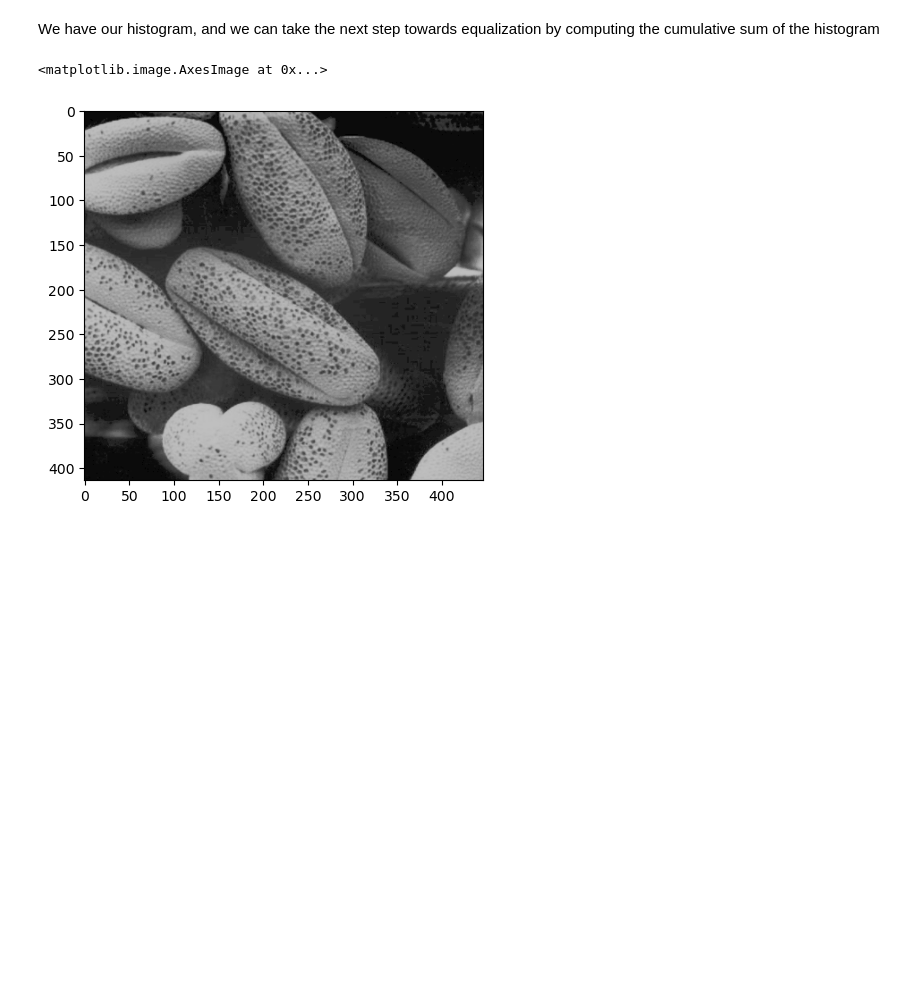
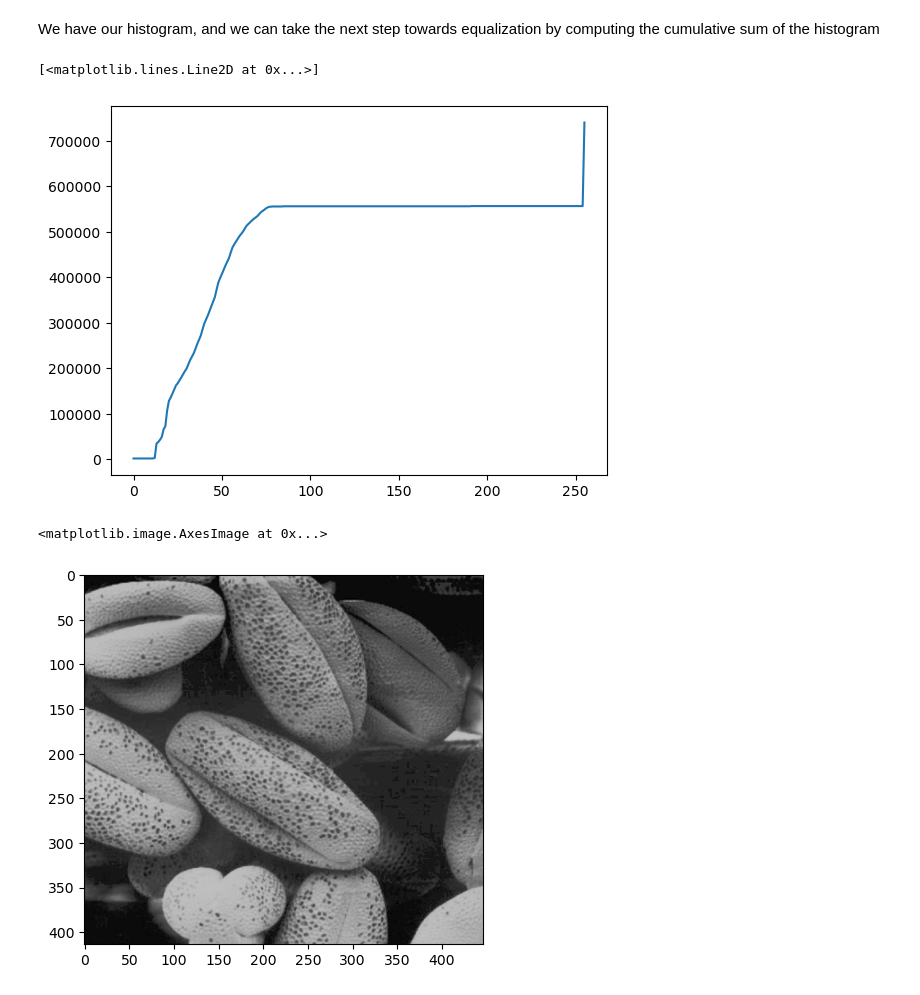
Before and after one commit to masak1112/Computer_vision_lecture_shnu, a Jupyter notebook: week02/Practice_01/Practice_01-answer01.ipynb, the cells around one changed output. Saved outputs shown, nothing was run; the diff lists cells and outputs as text; code cells hidden in the pictures; blank space fills up the shorter version.

```diff
--- a/week02/Practice_01/Practice_01-answer01.ipynb
+++ b/week02/Practice_01/Practice_01-answer01.ipynb
@@ -182,10 +204,13 @@ We have our histogram, and we can take the next step towards equalization by com
 #YOUR CODE ##
 # calculate and plot the cumulative sum of the histogram #
 #Hint:using numpy library
-hist, _ =
-cdf = #YOUR CODE
+hist, _ = np.histogram(flat, 256, [0, 255])
+cdf = numpy.cumsum(hist) #YOUR CODE
 # %%
 #plot the cumulative sum of the histogram
-#plt.plot(cdf)
+plt.plot(cdf)
+# %% [output]
+[<matplotlib.lines.Line2D at 0x...>]
+[figure, added]
 # %%
 ##Normalise the Normalize the cumulative sum distribution between 0 and 255
```
Also changed, not shown: parts of 5 cells of this notebook.
